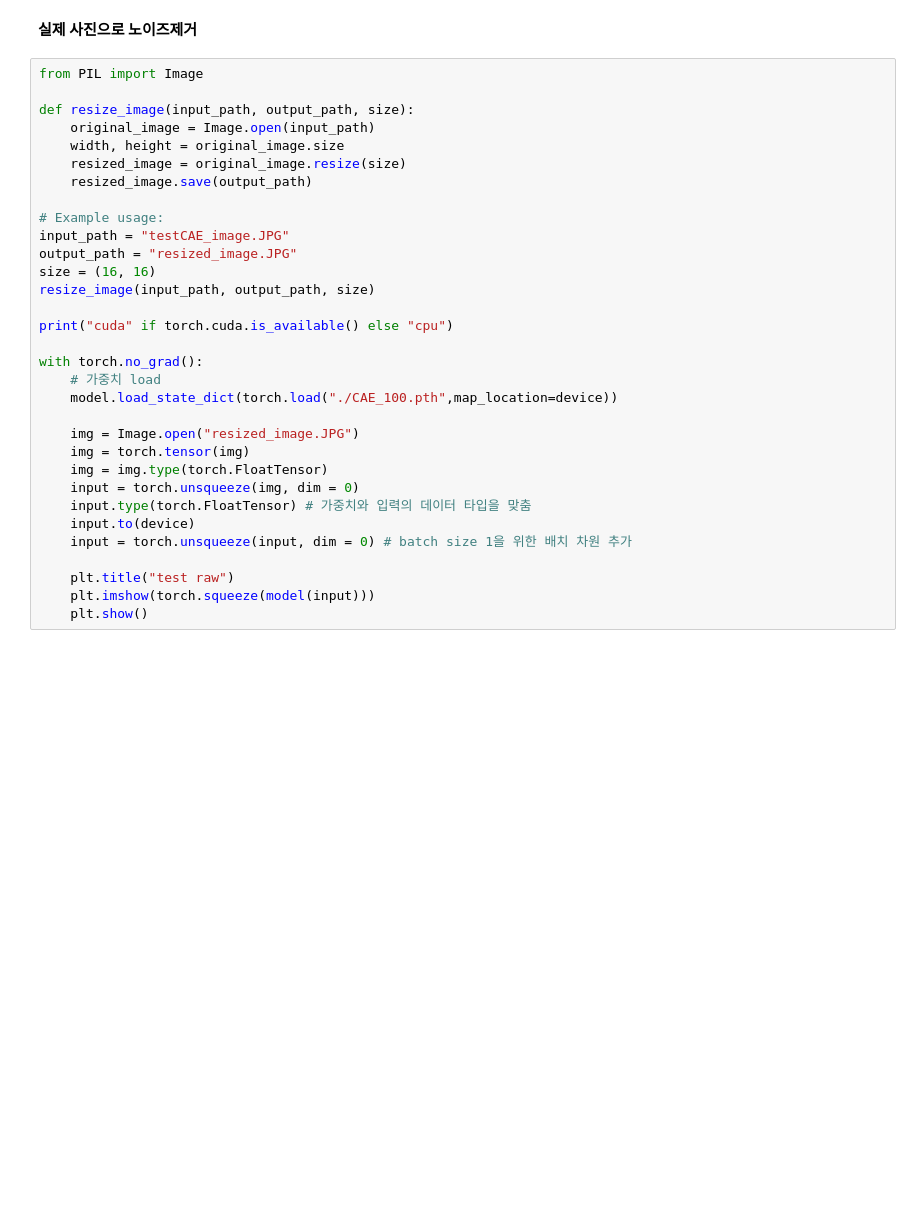
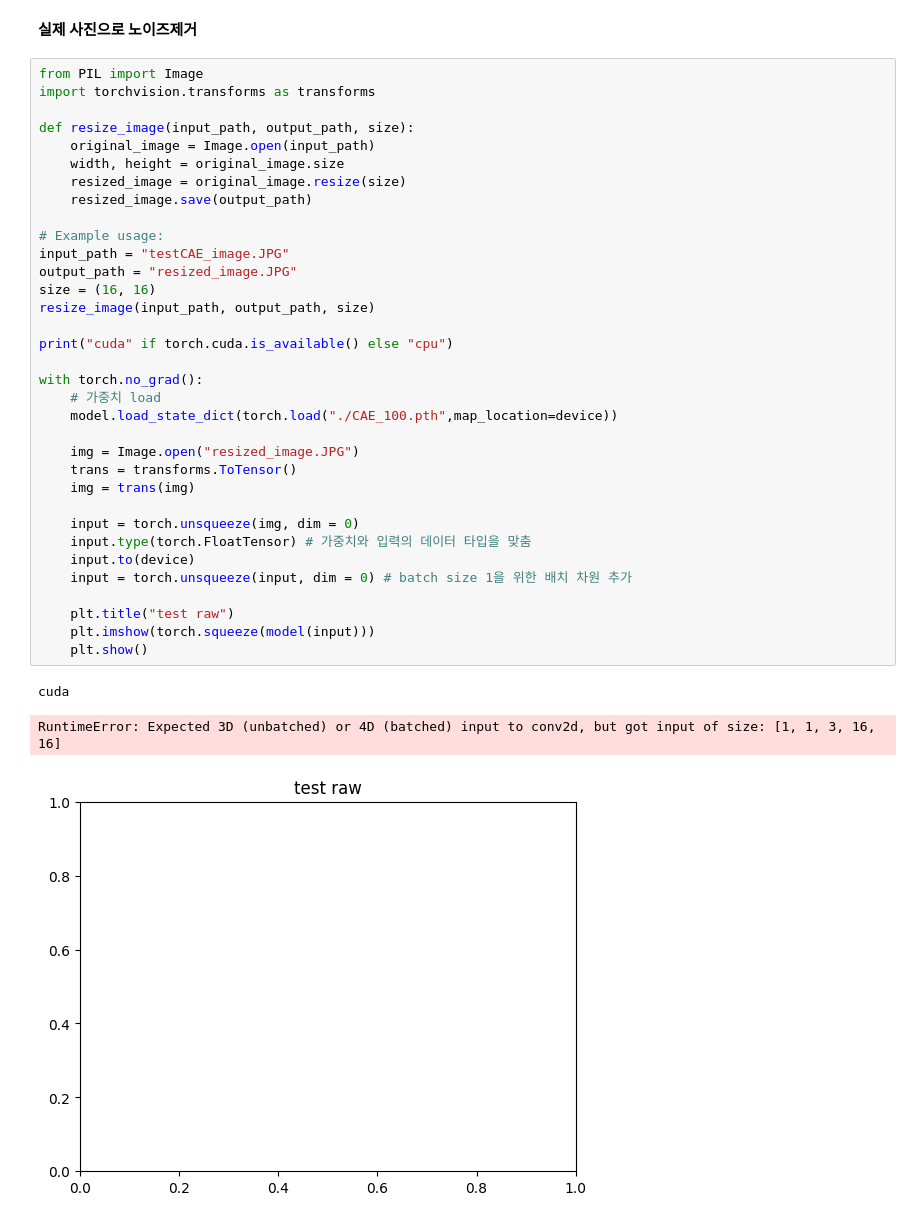
Before and after one commit to Sirius147/img-transforming-Neural-Nets-Studying, a Jupyter notebook: testCAE/simpleStart.ipynb, the cells around one changed output. Cells and saved outputs as stored; diff of their text form; blank space fills up the shorter version.

```diff
--- a/testCAE/simpleStart.ipynb
+++ b/testCAE/simpleStart.ipynb
@@ -235,33 +254,39 @@ with torch.no_grad():
 **실제 사진으로 노이즈제거**
 # %%
 from PIL import Image
+import torchvision.transforms as transforms
 
 def resize_image(input_path, output_path, size):
     original_image = Image.open(input_path)
     width, height = original_image.size
     resized_image = original_image.resize(size)
     resized_image.save(output_path)
 
 # Example usage:
 input_path = "testCAE_image.JPG"
 output_path = "resized_image.JPG"
 size = (16, 16)
 resize_image(input_path, output_path, size)
 
 print("cuda" if torch.cuda.is_available() else "cpu")
 
 with torch.no_grad():
     # 가중치 load
     model.load_state_dict(torch.load("./CAE_100.pth",map_location=device))
 
     img = Image.open("resized_image.JPG")
-    img = torch.tensor(img)
-    img = img.type(torch.FloatTensor)
+    trans = transforms.ToTensor()
+    img = trans(img)
+
     input = torch.unsqueeze(img, dim = 0)
     input.type(torch.FloatTensor) # 가중치와 입력의 데이터 타입을 맞춤
     input.to(device)
     input = torch.unsqueeze(input, dim = 0) # batch size 1을 위한 배치 차원 추가
 
     plt.title("test raw")
     plt.imshow(torch.squeeze(model(input)))
     plt.show()
+# %% [output]
+cuda
+RuntimeError: Expected 3D (unbatched) or 4D (batched) input to conv2d, but got input of size: [1, 1, 3, 16, 16]
+[figure, added]
```
Also changed, not shown: parts of 4 cells of this notebook, 2 other files.
